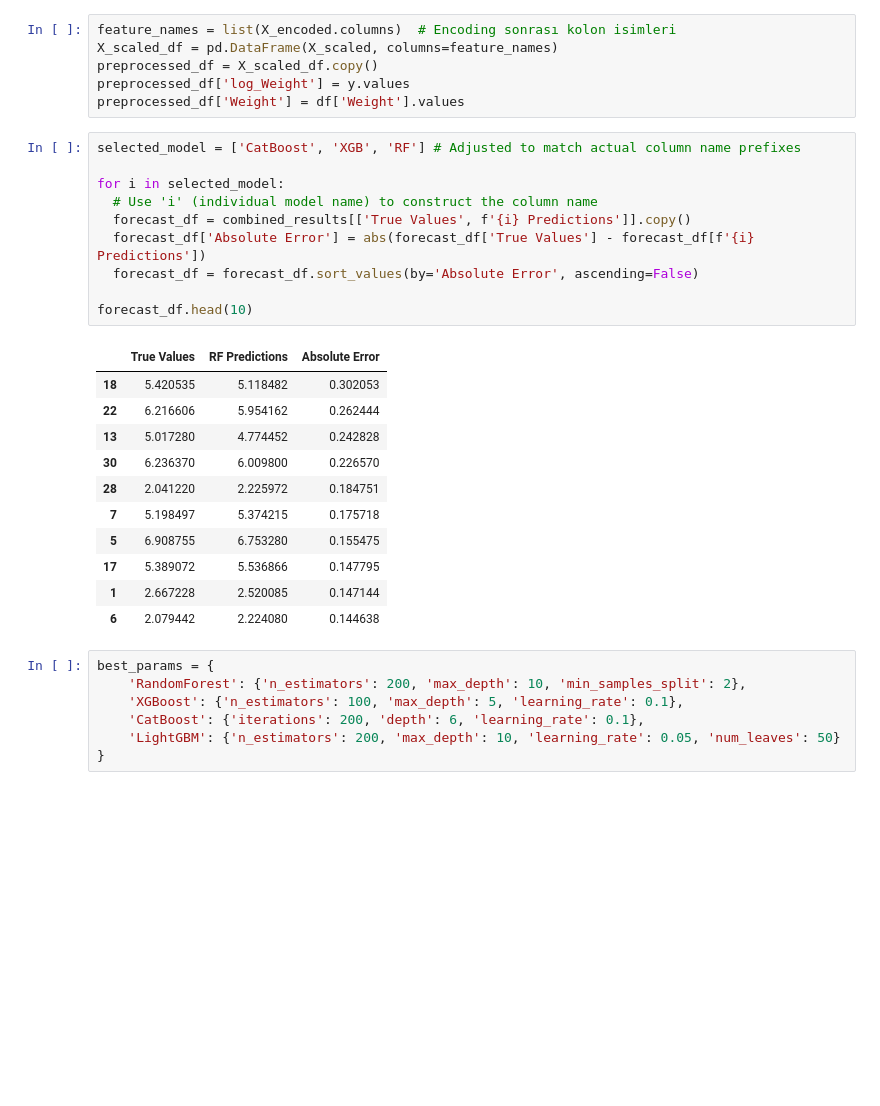
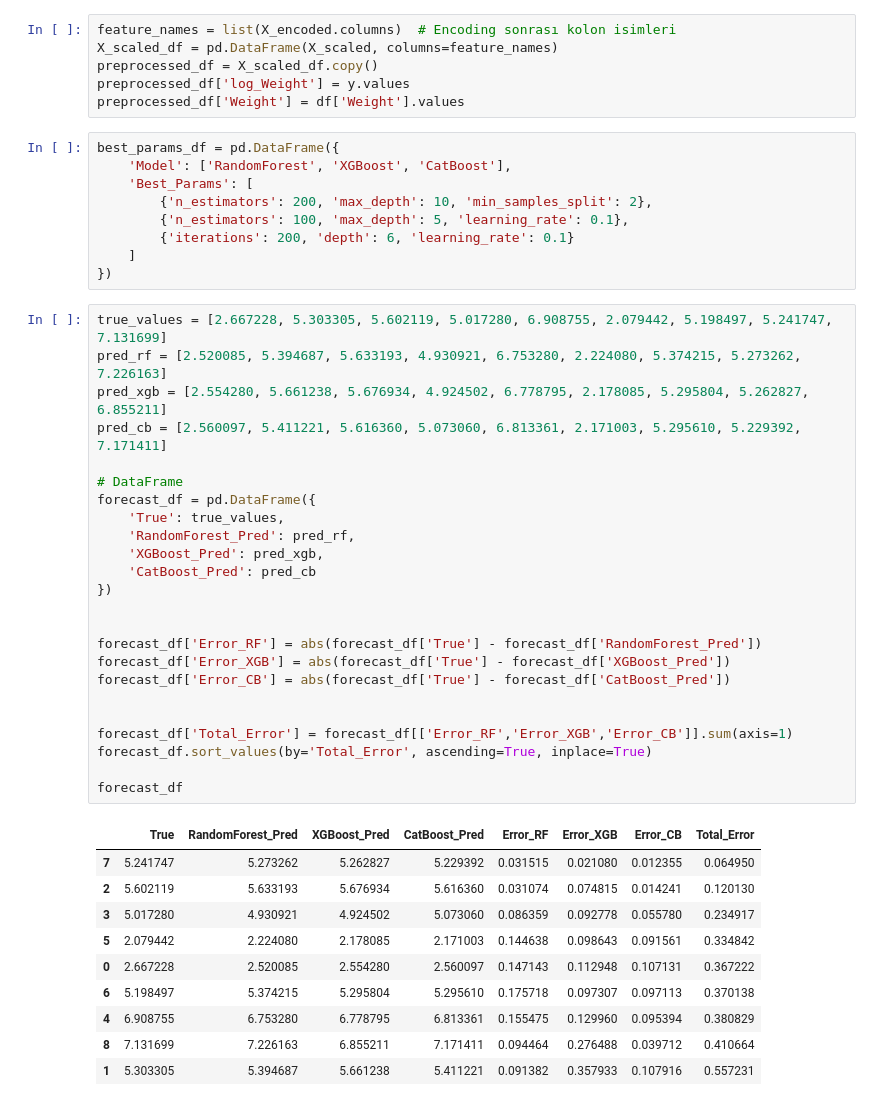
Before and after one commit to fehimecapar/Data-Science-For-Decision-Support, a Jupyter notebook: regression.ipynb, the cells around one changed output. Drawn from its saved outputs; the diff is of its cells as text; blank space fills up the shorter version.

```diff
--- a/regression.ipynb
+++ b/regression.ipynb
@@ -560,35 +571,50 @@ X_scaled_df = pd.DataFrame(X_scaled, columns=feature_names)
 preprocessed_df = X_scaled_df.copy()
 preprocessed_df['log_Weight'] = y.values
 preprocessed_df['Weight'] = df['Weight'].values
-# %%
-selected_model = ['CatBoost', 'XGB', 'RF'] # Adjusted to match actual column name prefixes
-
-for i in selected_model:
-  # Use 'i' (individual model name) to construct the column name
-  forecast_df = combined_results[['True Values', f'{i} Predictions']].copy()
-  forecast_df['Absolute Error'] = abs(forecast_df['True Values'] - forecast_df[f'{i} Predictions'])
-  forecast_df = forecast_df.sort_values(by='Absolute Error', ascending=False)
-
-forecast_df.head(10)
-# %% [output]
-|  | True Values | RF Predictions | Absolute Error |
-| 18 | 5.420535 | 5.118482 | 0.302053 |
-| 22 | 6.216606 | 5.954162 | 0.262444 |
-| 13 | 5.017280 | 4.774452 | 0.242828 |
-| 30 | 6.236370 | 6.009800 | 0.226570 |
-| 28 | 2.041220 | 2.225972 | 0.184751 |
-| 7 | 5.198497 | 5.374215 | 0.175718 |
-| 5 | 6.908755 | 6.753280 | 0.155475 |
-| 17 | 5.389072 | 5.536866 | 0.147795 |
-| 1 | 2.667228 | 2.520085 | 0.147144 |
-| 6 | 2.079442 | 2.224080 | 0.144638 |
 # %%
-best_params = {
-    'RandomForest': {'n_estimators': 200, 'max_depth': 10, 'min_samples_split': 2},
-    'XGBoost': {'n_estimators': 100, 'max_depth': 5, 'learning_rate': 0.1},
-    'CatBoost': {'iterations': 200, 'depth': 6, 'learning_rate': 0.1},
-    'LightGBM': {'n_estimators': 200, 'max_depth': 10, 'learning_rate': 0.05, 'num_leaves': 50}
-}
+best_params_df = pd.DataFrame({
+    'Model': ['RandomForest', 'XGBoost', 'CatBoost'],
+    'Best_Params': [
+        {'n_estimators': 200, 'max_depth': 10, 'min_samples_split': 2},
+        {'n_estimators': 100, 'max_depth': 5, 'learning_rate': 0.1},
+        {'iterations': 200, 'depth': 6, 'learning_rate': 0.1}
+    ]
+})
+# %%
+true_values = [2.667228, 5.303305, 5.602119, 5.017280, 6.908755, 2.079442, 5.198497, 5.241747, 7.131699]
+pred_rf = [2.520085, 5.394687, 5.633193, 4.930921, 6.753280, 2.224080, 5.374215, 5.273262, 7.226163]
+pred_xgb = [2.554280, 5.661238, 5.676934, 4.924502, 6.778795, 2.178085, 5.295804, 5.262827, 6.855211]
+pred_cb = [2.560097, 5.411221, 5.616360, 5.073060, 6.813361, 2.171003, 5.295610, 5.229392, 7.171411]
+
+# DataFrame
+forecast_df = pd.DataFrame({
+    'True': true_values,
+    'RandomForest_Pred': pred_rf,
+    'XGBoost_Pred': pred_xgb,
+    'CatBoost_Pred': pred_cb
+})
+
+
+forecast_df['Error_RF'] = abs(forecast_df['True'] - forecast_df['RandomForest_Pred'])
+forecast_df['Error_XGB'] = abs(forecast_df['True'] - forecast_df['XGBoost_Pred'])
+forecast_df['Error_CB'] = abs(forecast_df['True'] - forecast_df['CatBoost_Pred'])
+
+
+forecast_df['Total_Error'] = forecast_df[['Error_RF','Error_XGB','Error_CB']].sum(axis=1)
+forecast_df.sort_values(by='Total_Error', ascending=True, inplace=True)
+
+forecast_df
+# %% [output]
+|  | True | RandomForest_Pred | XGBoost_Pred | CatBoost_Pred | Error_RF | Error_XGB | Error_CB | Total_Error |
+| 7 | 5.241747 | 5.273262 | 5.262827 | 5.229392 | 0.031515 | 0.021080 | 0.012355 | 0.064950 |
+| 2 | 5.602119 | 5.633193 | 5.676934 | 5.616360 | 0.031074 | 0.074815 | 0.014241 | 0.120130 |
+| 3 | 5.017280 | 4.930921 | 4.924502 | 5.073060 | 0.086359 | 0.092778 | 0.055780 | 0.234917 |
+| 5 | 2.079442 | 2.224080 | 2.178085 | 2.171003 | 0.144638 | 0.098643 | 0.091561 | 0.334842 |
+| 0 | 2.667228 | 2.520085 | 2.554280 | 2.560097 | 0.147143 | 0.112948 | 0.107131 | 0.367222 |
+| 6 | 5.198497 | 5.374215 | 5.295804 | 5.295610 | 0.175718 | 0.097307 | 0.097113 | 0.370138 |
+| 4 | 6.908755 | 6.753280 | 6.778795 | 6.813361 | 0.155475 | 0.129960 | 0.095394 | 0.380829 |
+| 8 | 7.131699 | 7.226163 | 6.855211 | 7.171411 | 0.094464 | 0.276488 | 0.039712 | 0.410664 |
+| 1 | 5.303305 | 5.394687 | 5.661238 | 5.411221 | 0.091382 | 0.357933 | 0.107916 | 0.557231 |
 # %%
 import dash
 from dash import dcc, html, dash_table
```
Also changed, not shown: parts of 12 cells of this notebook.
